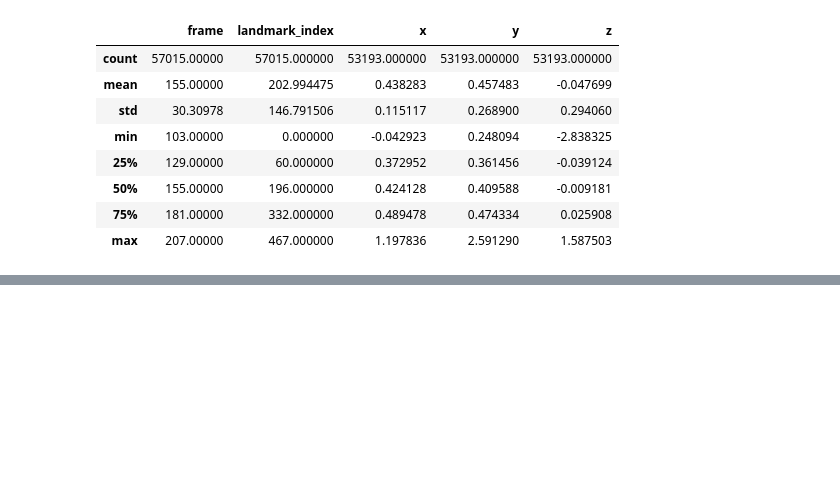
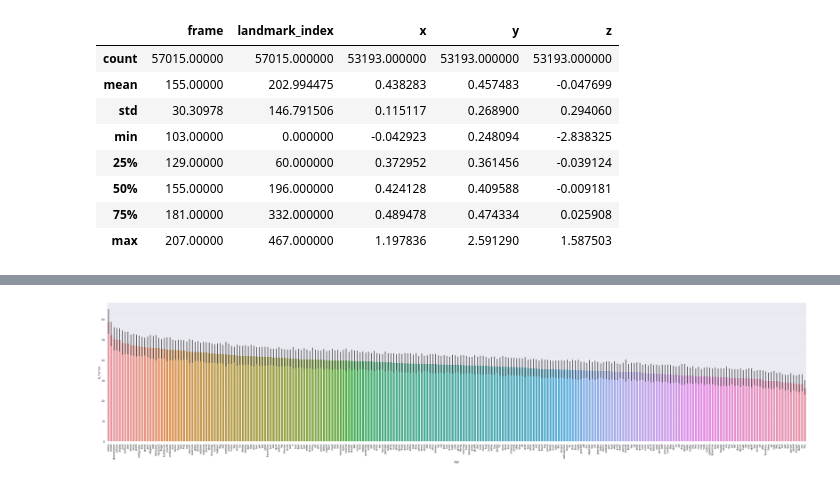
Before and after one commit to vosmani36/Capstone_Project_SignMeUp, a Jupyter notebook: notebooks/Playground-Jin-Ho.ipynb, the cells around one changed output, grey strips where cells are left out. Saved outputs shown, nothing was run; the diff lists cells and outputs as text; code cells hidden in the pictures; blank space fills up the shorter version.

```diff
--- a/notebooks/Playground-Jin-Ho.ipynb
+++ b/notebooks/Playground-Jin-Ho.ipynb
@@ -47,0 +315,9 @@ df.describe() # doesn't make much sense
+# %%
+# order by increasing mean
+my_order = df_frames.groupby(by=["sign"])["n_frames"].mean().sort_values(ascending=False).index
+# barplot
+sns.barplot(data=df_frames, x="sign", y="n_frames", order=my_order)
+plt.xticks(rotation=90)
+plt.show()
+# %% [output]
+[figure, added]
```
Also changed, not shown: parts of 32 cells of this notebook.
